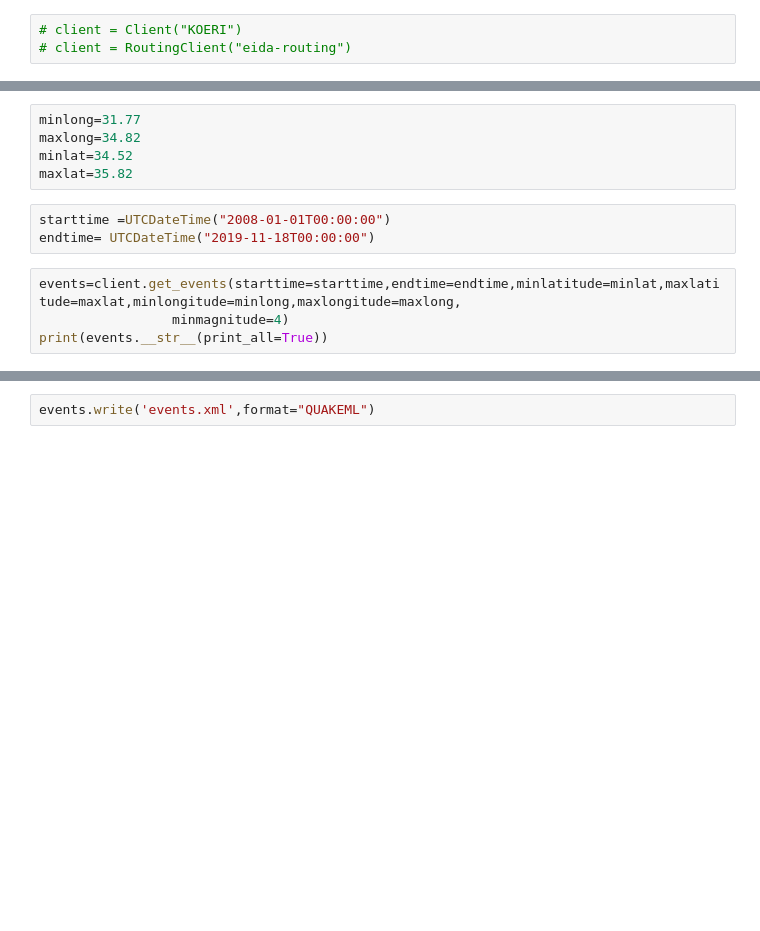
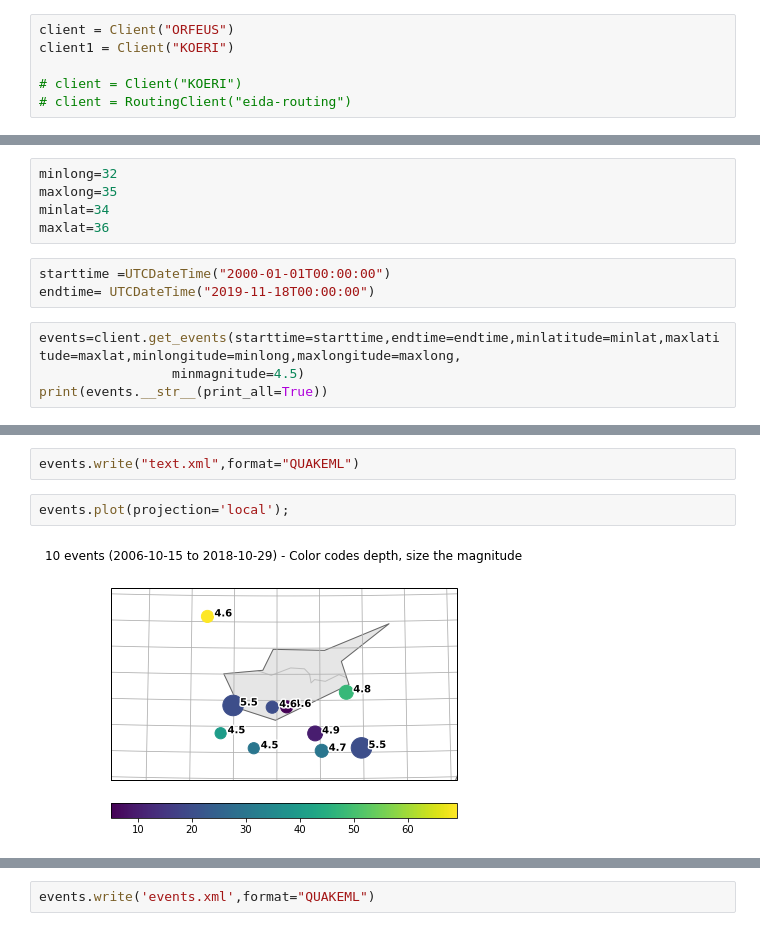
Before and after one commit to arman258/Thesis, a Jupyter notebook: Test.ipynb, the cells around one changed output, grey strips where cells are left out. Drawn from its saved outputs; the diff is of its cells as text; blank space fills up the shorter version.

```diff
--- a/Test.ipynb
+++ b/Test.ipynb
@@ -10,3 +12,6 @@ client = Client("KOERI")
 # %%
+client = Client("ORFEUS")
+client1 = Client("KOERI")
+
 # client = Client("KOERI")
 # client = RoutingClient("eida-routing")
@@ -37,13 +62,13 @@ from obspy import UTCDateTime, Stream
 # %%
-minlong=31.77
-maxlong=34.82
-minlat=34.52
-maxlat=35.82
+minlong=32
+maxlong=35
+minlat=34
+maxlat=36
 # %%
-starttime =UTCDateTime("2008-01-01T00:00:00")
+starttime =UTCDateTime("2000-01-01T00:00:00")
 endtime= UTCDateTime("2019-11-18T00:00:00")
 # %%
 events=client.get_events(starttime=starttime,endtime=endtime,minlatitude=minlat,maxlatitude=maxlat,minlongitude=minlong,maxlongitude=maxlong,
-                 minmagnitude=4)
+                 minmagnitude=4.5)
 print(events.__str__(print_all=True))
 # %% [output]
@@ -69,0 +86,6 @@ print(events.__str__(print_all=True))
+# %%
+events.write("text.xml",format="QUAKEML")
+# %%
+events.plot(projection='local');
+# %% [output]
+[figure, added]
```
Also changed, not shown: parts of 27 cells of this notebook.
